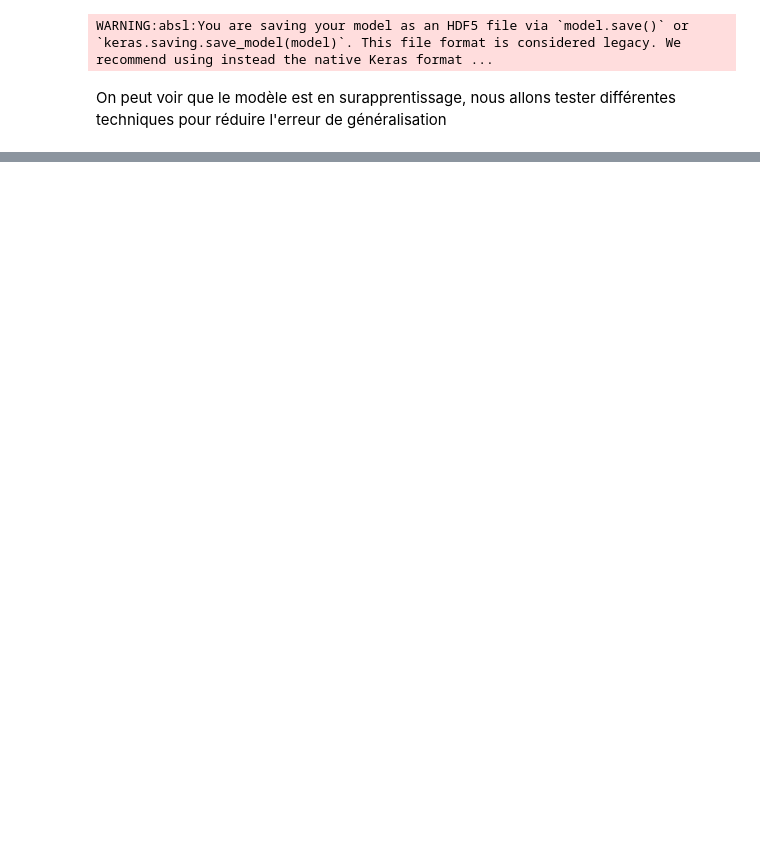
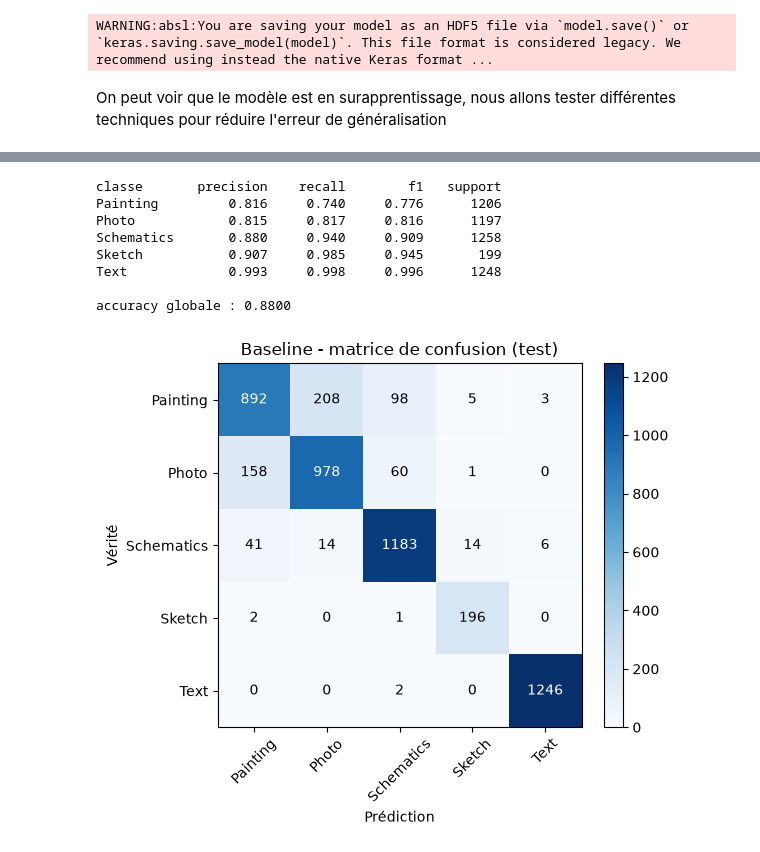
Before and after one commit to Williampancha/Leyenda, a Jupyter notebook: leyenda.ipynb, the cells around one changed output, grey strips where cells are left out. Drawn from its saved outputs; the diff is of its cells as text; code cells hidden in the pictures; blank space fills up the shorter version.

Commit message:
Data augmentation first implementation

```diff
--- a/leyenda.ipynb
+++ b/leyenda.ipynb
@@ -337,0 +368,52 @@ On peut voir que le modèle est en surapprentissage, nous allons tester différe
+# %%
+def per_class_metrics(model, dataset):
+    y_true, y_pred = [], []
+    for images, batch_labels in dataset:
+        probs = model.predict_on_batch(images)
+        y_true.append(np.asarray(batch_labels))
+        y_pred.append(np.argmax(np.asarray(probs), axis=1))
+    y_true, y_pred = np.concatenate(y_true), np.concatenate(y_pred)
+
+    confusion = np.zeros((len(labels), len(labels)), dtype=int)
+    for t, p in zip(y_true, y_pred):
+        confusion[t, p] += 1
+
+    print(f"{'classe':<12}{'precision':>10}{'recall':>10}{'f1':>10}{'support':>10}")
+    for i, label in enumerate(labels):
+        tp = confusion[i, i]
+        precision = tp / max(confusion[:, i].sum(), 1)
+        recall = tp / max(confusion[i, :].sum(), 1)
+        f1 = 2 * precision * recall / max(precision + recall, 1e-9)
+        print(f"{label:<12}{precision:>10.3f}{recall:>10.3f}{f1:>10.3f}{confusion[i, :].sum():>10}")
+    print(f"\naccuracy globale : {np.trace(confusion) / confusion.sum():.4f}")
+
+    return confusion
+
+def plot_confusion(confusion, title):
+    plt.figure(figsize=(6, 5))
+    plt.imshow(confusion, cmap="Blues")
+    plt.title(title)
+    plt.xticks(range(len(labels)), labels, rotation=45)
+    plt.yticks(range(len(labels)), labels)
+    plt.xlabel("Prédiction")
+    plt.ylabel("Vérité")
+    for i in range(len(labels)):
+        for j in range(len(labels)):
+            plt.text(j, i, confusion[i, j], ha="center", va="center",
+                     color="white" if confusion[i, j] > confusion.max() / 2 else "black")
+    plt.colorbar()
+    plt.tight_layout()
+    plt.show()
+
+confusion_baseline = per_class_metrics(model_baseline, test_data)
+plot_confusion(confusion_baseline, "Baseline - matrice de confusion (test)")
+# %% [output]
+classe       precision    recall        f1   support
+Painting         0.816     0.740     0.776      1206
+Photo            0.815     0.817     0.816      1197
+Schematics       0.880     0.940     0.909      1258
+Sketch           0.907     0.985     0.945       199
+Text             0.993     0.998     0.996      1248
+
+accuracy globale : 0.8800
+[figure, added]
```
Also changed, not shown: parts of 19 cells of this notebook, 1 other file.
